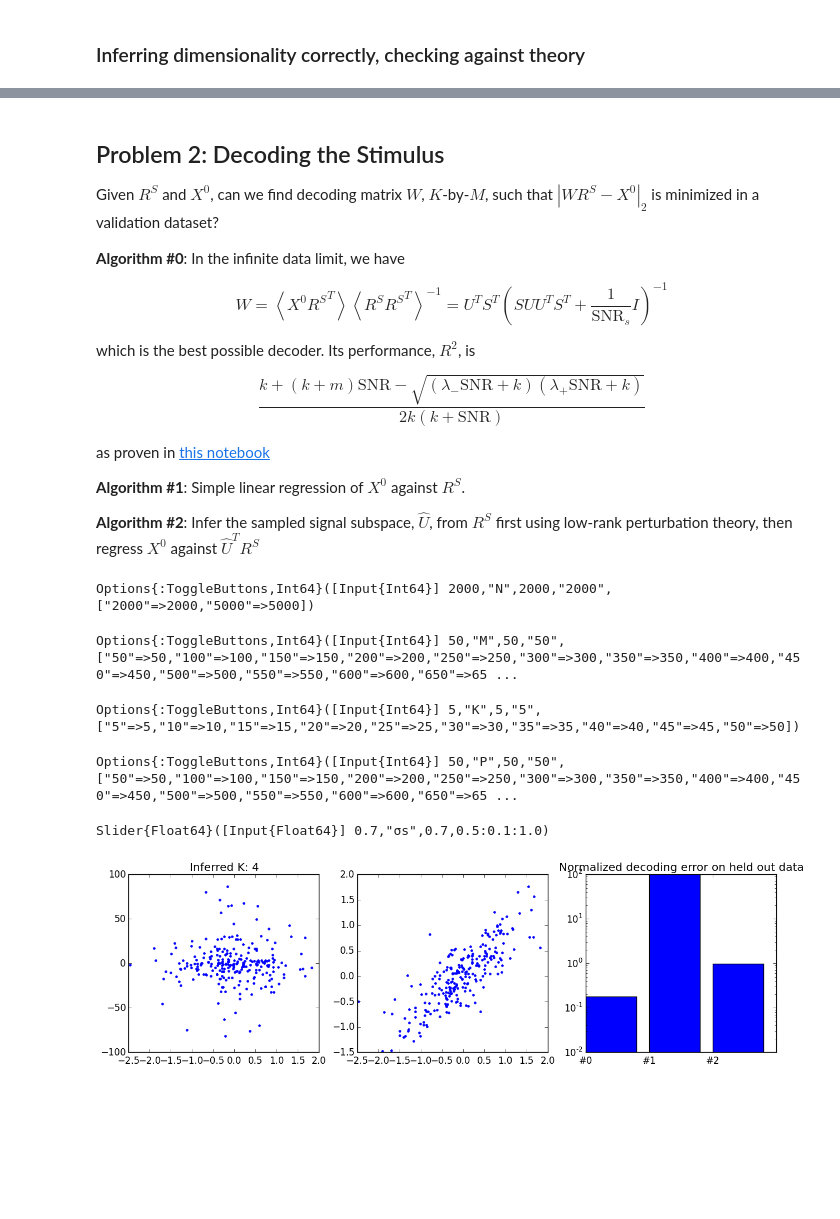
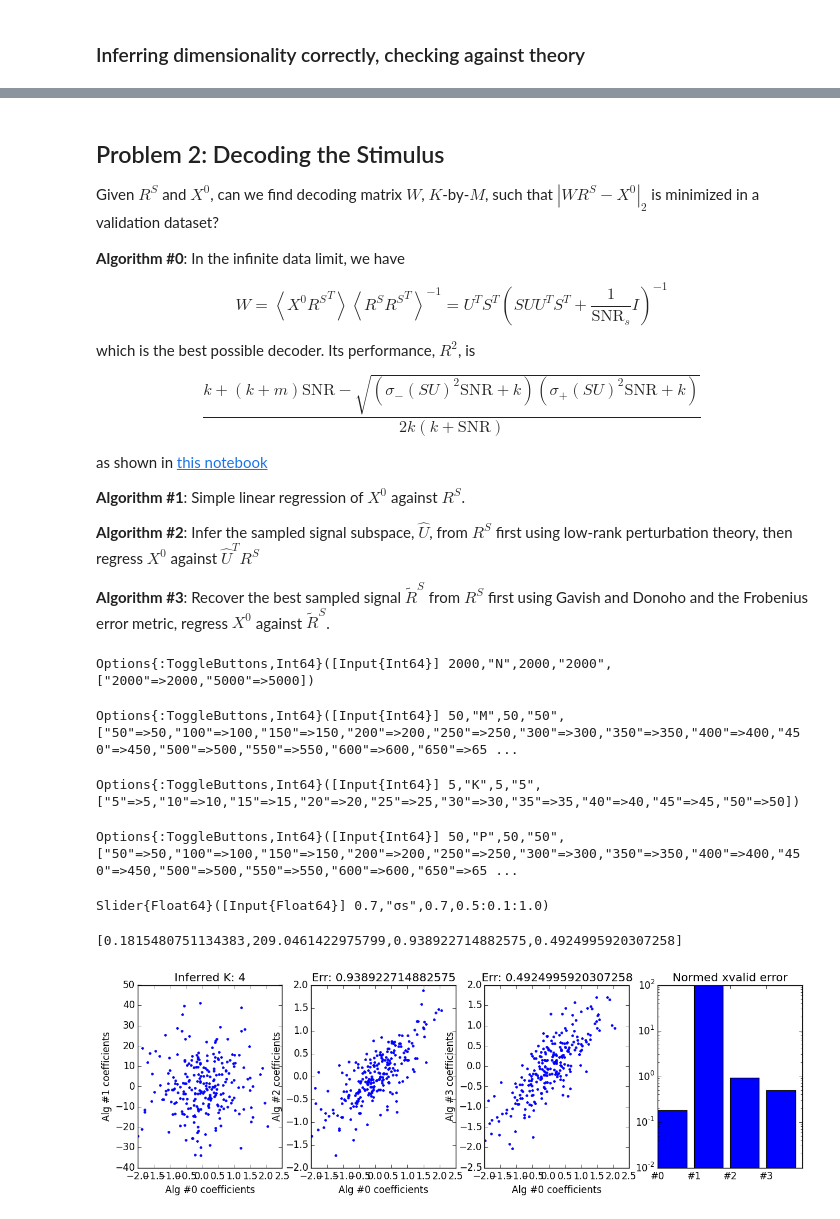
Before and after one commit to ganguli-lab/single-trial, a Jupyter notebook: notebooks/Analysis - Static Low-D Stim Decoding.ipynb, the cells around one changed output, grey strips where cells are left out. Saved outputs shown, nothing was run; the diff lists cells and outputs as text; code cells hidden in the pictures; blank space fills up the shorter version.

Commit message:
added linear decoding with the frobenius norm error metric

```diff
--- a/notebooks/Analysis - Static Low-D Stim Decoding.ipynb
+++ b/notebooks/Analysis - Static Low-D Stim Decoding.ipynb
@@ -119,14 +119,16 @@ $$
 which is the best possible decoder. Its performance, $R^2$, is
 
 $$
-\frac{k + (k + m)\text{SNR} - \sqrt{\left( \lambda_-\text{SNR} + k \right) \left( \lambda_+\text{SNR} + k \right)}}{2k(k+\text{SNR})}
+\frac{k + (k + m)\text{SNR} - \sqrt{\left( \sigma_-(SU)^2\text{SNR} + k \right) \left( \sigma_+(SU)^2\text{SNR} + k \right)}}{2k(k+\text{SNR})}
 $$
 
-as proven in <a href="Analysis%20-%20Static%20Low-D%20Stim%20Decoding%2C%20Infinite%20Data%20Proof.ipynb">this notebook</a>
+as shown in <a href="Analysis%20-%20Static%20Low-D%20Stim%20Decoding%2C%20Infinite%20Data%20Proof.ipynb">this notebook</a>
 
 **Algorithm #1**: Simple linear regression of $X^0$ against $R^S$.
 
 **Algorithm #2**: Infer the sampled signal subspace, $\hat{U}$, from $R^S$ first using low-rank perturbation theory, then regress $X^0$ against $\hat{U}^TR^S$
+
+**Algorithm #3**: Recover the best sampled signal $\tilde{R}^S$ from $R^S$ first using Gavish and Donoho and the Frobenius error metric, regress $X^0$ against $\tilde{R}^S$.
 # %%
 # algorithm #0
 @everywhere function best_W(model::ObsModel)
@@ -182,37 +186,47 @@ f = figure(figsize=(15, 4))
     while size(X0test, 2) < 2000
         tmp = randfull(model)
         X0test = [X0test tmp[:X0]]
         Rstest = [Rstest tmp[:Rs]]
     end
 
     W_best = best_W(model)
     W_simple = simple_W(train[:Rs], train[:X0])
     W_subspace = subspace_W(train[:Rs], train[:X0], model)
+    W_signal = signal_W(train[:Rs], train[:X0], model)
 
     k, m = K / N, M / N
     lp, lm = (sqrt(k * (1 - m)) + sqrt(m * (1 - k)))^2, (sqrt(k * (1 - m)) - sqrt(m * (1 - k)))^2
     s = σs^2 / σn^2
     err_best = 1 - (k + (k + m) * s - sqrt((lm * s + k) * (lp * s + k))) / 2 / k / (k + s)
     err_simple = norm(W_simple * Rstest - X0test)^2 / norm(X0test)^2
     err_subspace = norm(W_subspace * Rstest - X0test)^2 / norm(X0test)^2
+    err_signal = norm(W_signal * Rstest - X0test)^2 / norm(X0test)^2
+
+    println([err_best, err_simple, err_subspace, err_signal])
 
     withfig(f) do
-        subplot(131)
+        subplot(141)
         plot(vec(W_best), vec(W_simple), ".")
         title(string("Inferred K: ", inferK(model; Rs=train[:Rs])))
-        subplot(132)
+        ylabel("Alg #1 coefficients"); xlabel("Alg #0 coefficients")
+        subplot(142)
         plot(vec(W_best), vec(W_subspace), ".")
-        subplot(133)
-        bar(1:3, [err_best, err_simple, err_subspace])
-        xticks(1:3, ["#0", "#1", "#2"]); title("Normalized decoding error on held out data")
+        ylabel("Alg #2 coefficients"); xlabel("Alg #0 coefficients"); title(string("Err: ", err_subspace))
+        subplot(143)
+        plot(vec(W_best), vec(W_signal), ".")
+        ylabel("Alg #3 coefficients"); xlabel("Alg #0 coefficients"); title(string("Err: ", err_signal))
+        subplot(144)
+        bar(1:4, [err_best, err_simple, err_subspace, err_signal])
+        xticks(1:4, ["#0", "#1", "#2", "#3"]); title("Normed xvalid error")
         ylim([1e-2, 1e2]); yscale("log")
     end
 end
 # %% [output]
 Options{:ToggleButtons,Int64}([Input{Int64}] 2000,"N",2000,"2000",["2000"=>2000,"5000"=>5000])
 Options{:ToggleButtons,Int64}([Input{Int64}] 50,"M",50,"50",["50"=>50,"100"=>100,"150"=>150,"200"=>200,"250"=>250,"300"=>300,"350"=>350,"400"=>400,"450"=>450,"500"=>500,"550"=>550,"600"=>600,"650"=>65 ...
 Options{:ToggleButtons,Int64}([Input{Int64}] 5,"K",5,"5",["5"=>5,"10"=>10,"15"=>15,"20"=>20,"25"=>25,"30"=>30,"35"=>35,"40"=>40,"45"=>45,"50"=>50])
 Options{:ToggleButtons,Int64}([Input{Int64}] 50,"P",50,"50",["50"=>50,"100"=>100,"150"=>150,"200"=>200,"250"=>250,"300"=>300,"350"=>350,"400"=>400,"450"=>450,"500"=>500,"550"=>550,"600"=>600,"650"=>65 ...
 Slider{Float64}([Input{Float64}] 0.7,"σs",0.7,0.5:0.1:1.0)
+[0.1815480751134383,209.0461422975799,0.938922714882575,0.4924995920307258]
-[figure, old version]
+[figure, new version]
 # %% [markdown]
```
Also changed, not shown: parts of 10 cells of this notebook, 1 other file.
